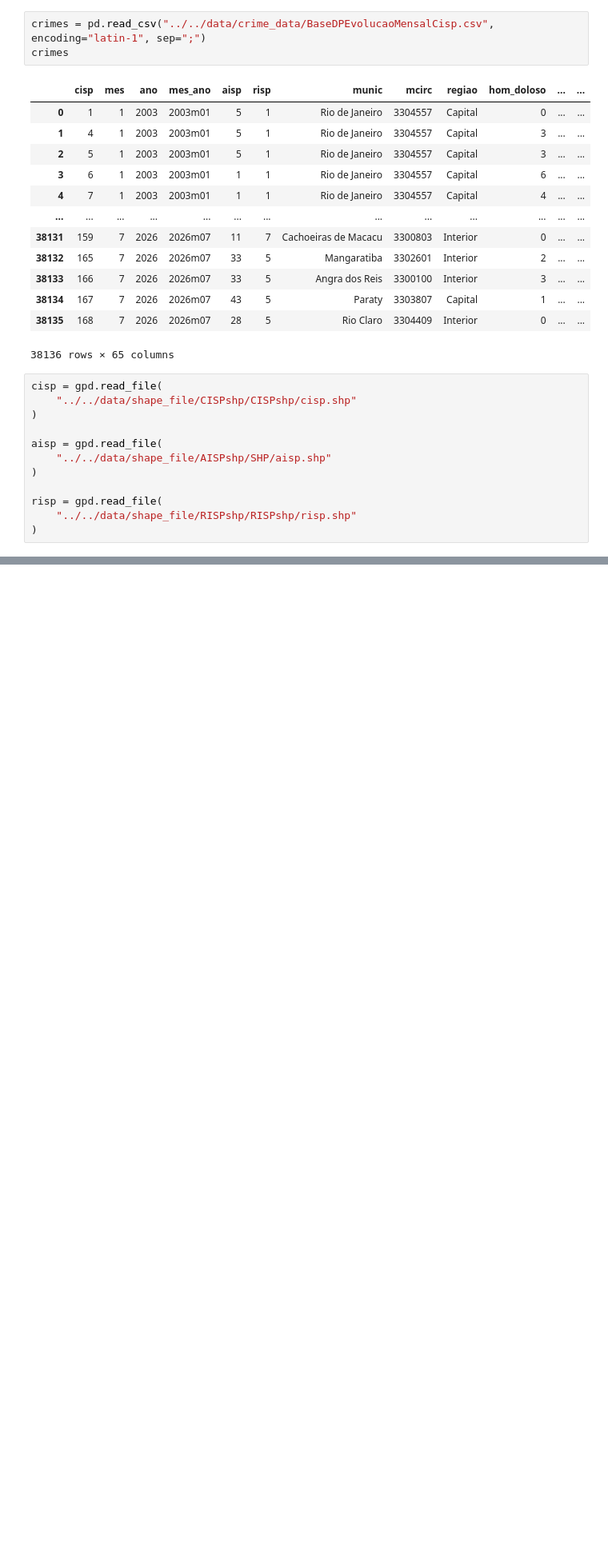
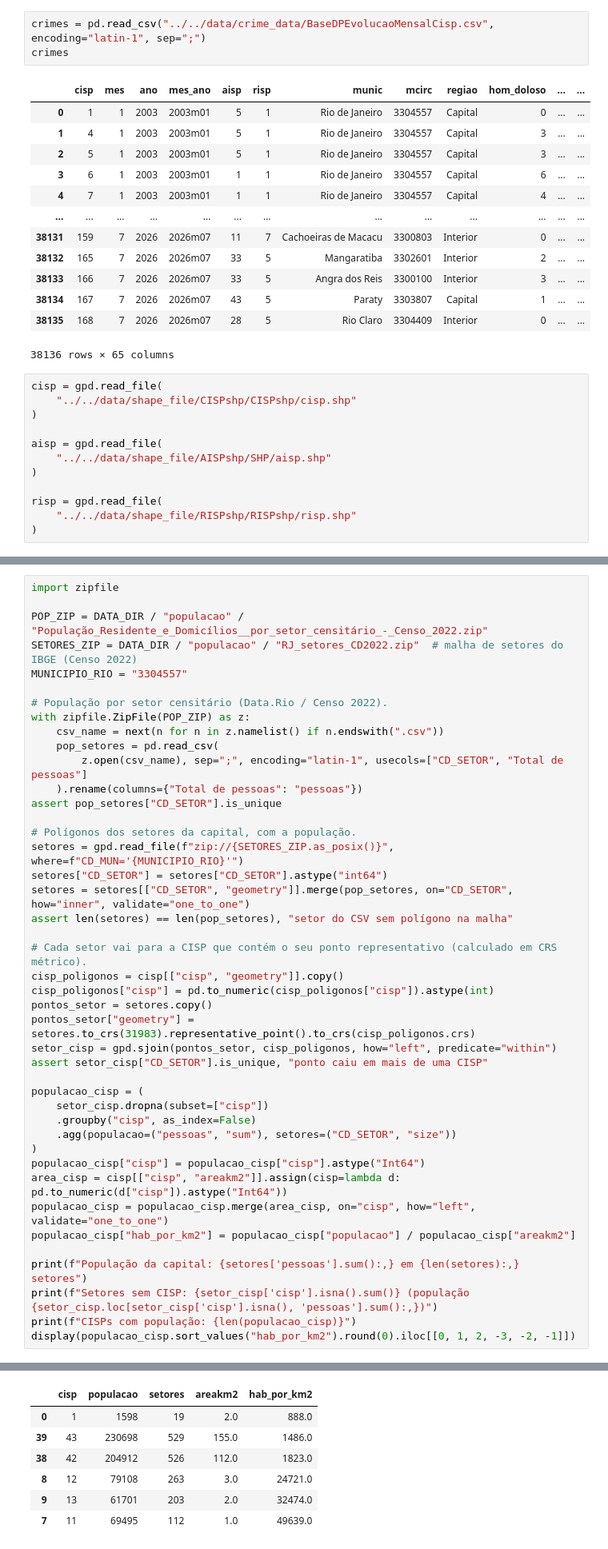
Before and after one commit to Rafa-Russo/Grupo-2, a Jupyter notebook: exploration/Russo/airbnb_rio/EDA_Modelo_Preditor.ipynb, the cells around one changed output, grey strips where cells are left out. Shown at 80% size. Saved outputs shown, nothing was run; the diff lists cells and outputs as text; blank space fills up the shorter version.

```diff
--- a/exploration/Russo/EDA.ipynb
+++ b/exploration/Russo/airbnb_rio/EDA_Modelo_Preditor.ipynb
@@ -66,0 +94,44 @@ risp = gpd.read_file(
+# %%
+import zipfile
+
+POP_ZIP = DATA_DIR / "populacao" / "População_Residente_e_Domicílios__por_setor_censitário_-_Censo_2022.zip"
+SETORES_ZIP = DATA_DIR / "populacao" / "RJ_setores_CD2022.zip"  # malha de setores do IBGE (Censo 2022)
+MUNICIPIO_RIO = "3304557"
+
+# População por setor censitário (Data.Rio / Censo 2022).
+with zipfile.ZipFile(POP_ZIP) as z:
+    csv_name = next(n for n in z.namelist() if n.endswith(".csv"))
+    pop_setores = pd.read_csv(
+        z.open(csv_name), sep=";", encoding="latin-1", usecols=["CD_SETOR", "Total de pessoas"]
+    ).rename(columns={"Total de pessoas": "pessoas"})
+assert pop_setores["CD_SETOR"].is_unique
+
+# Polígonos dos setores da capital, com a população.
+setores = gpd.read_file(f"zip://{SETORES_ZIP.as_posix()}", where=f"CD_MUN='{MUNICIPIO_RIO}'")
+setores["CD_SETOR"] = setores["CD_SETOR"].astype("int64")
+setores = setores[["CD_SETOR", "geometry"]].merge(pop_setores, on="CD_SETOR", how="inner", validate="one_to_one")
+assert len(setores) == len(pop_setores), "setor do CSV sem polígono na malha"
+
+# Cada setor vai para a CISP que contém o seu ponto representativo (calculado em CRS métrico).
+cisp_poligonos = cisp[["cisp", "geometry"]].copy()
+cisp_poligonos["cisp"] = pd.to_numeric(cisp_poligonos["cisp"]).astype(int)
+pontos_setor = setores.copy()
+pontos_setor["geometry"] = setores.to_crs(31983).representative_point().to_crs(cisp_poligonos.crs)
+setor_cisp = gpd.sjoin(pontos_setor, cisp_poligonos, how="left", predicate="within")
+assert setor_cisp["CD_SETOR"].is_unique, "ponto caiu em mais de uma CISP"
+
+populacao_cisp = (
+    setor_cisp.dropna(subset=["cisp"])
+    .groupby("cisp", as_index=False)
+    .agg(populacao=("pessoas", "sum"), setores=("CD_SETOR", "size"))
+)
+populacao_cisp["cisp"] = populacao_cisp["cisp"].astype("Int64")
+area_cisp = cisp[["cisp", "areakm2"]].assign(cisp=lambda d: pd.to_numeric(d["cisp"]).astype("Int64"))
+populacao_cisp = populacao_cisp.merge(area_cisp, on="cisp", how="left", validate="one_to_one")
+populacao_cisp["hab_por_km2"] = populacao_cisp["populacao"] / populacao_cisp["areakm2"]
+
+print(f"População da capital: {setores['pessoas'].sum():,} em {len(setores):,} setores")
+print(f"Setores sem CISP: {setor_cisp['cisp'].isna().sum()} (população {setor_cisp.loc[setor_cisp['cisp'].isna(), 'pessoas'].sum():,})")
+print(f"CISPs com população: {len(populacao_cisp)}")
+display(populacao_cisp.sort_values("hab_por_km2").round(0).iloc[[0, 1, 2, -3, -2, -1]])
+# %% [output]
@@ -66,0 +141,7 @@ risp = gpd.read_file(
+|  | cisp | populacao | setores | areakm2 | hab_por_km2 |
+| 0 | 1 | 1598 | 19 | 2.0 | 888.0 |
+| 39 | 43 | 230698 | 529 | 155.0 | 1486.0 |
+| 38 | 42 | 204912 | 526 | 112.0 | 1823.0 |
+| 8 | 12 | 79108 | 263 | 3.0 | 24721.0 |
+| 9 | 13 | 61701 | 203 | 2.0 | 32474.0 |
+| 7 | 11 | 69495 | 112 | 1.0 | 49639.0 |
```
Also changed, not shown: parts of 21 cells of this notebook, 2 other files.
